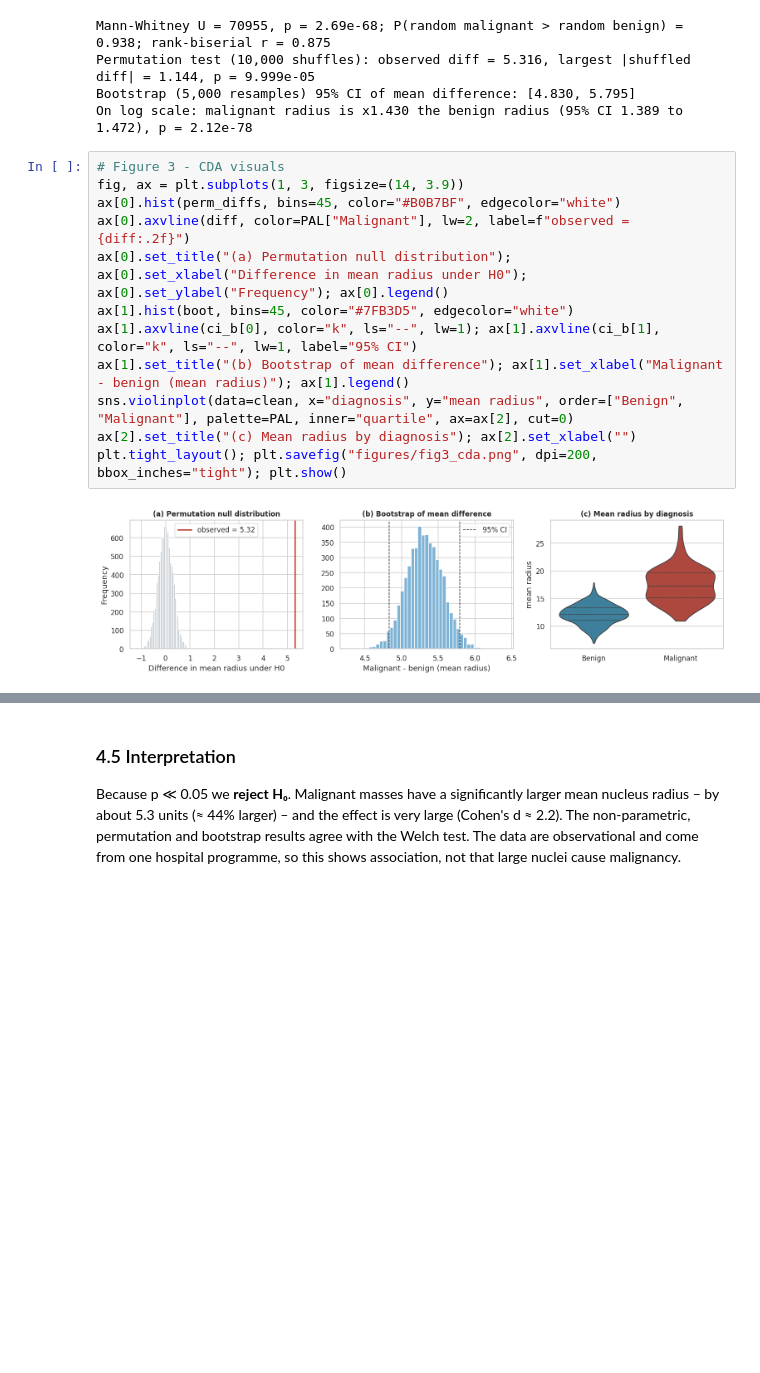
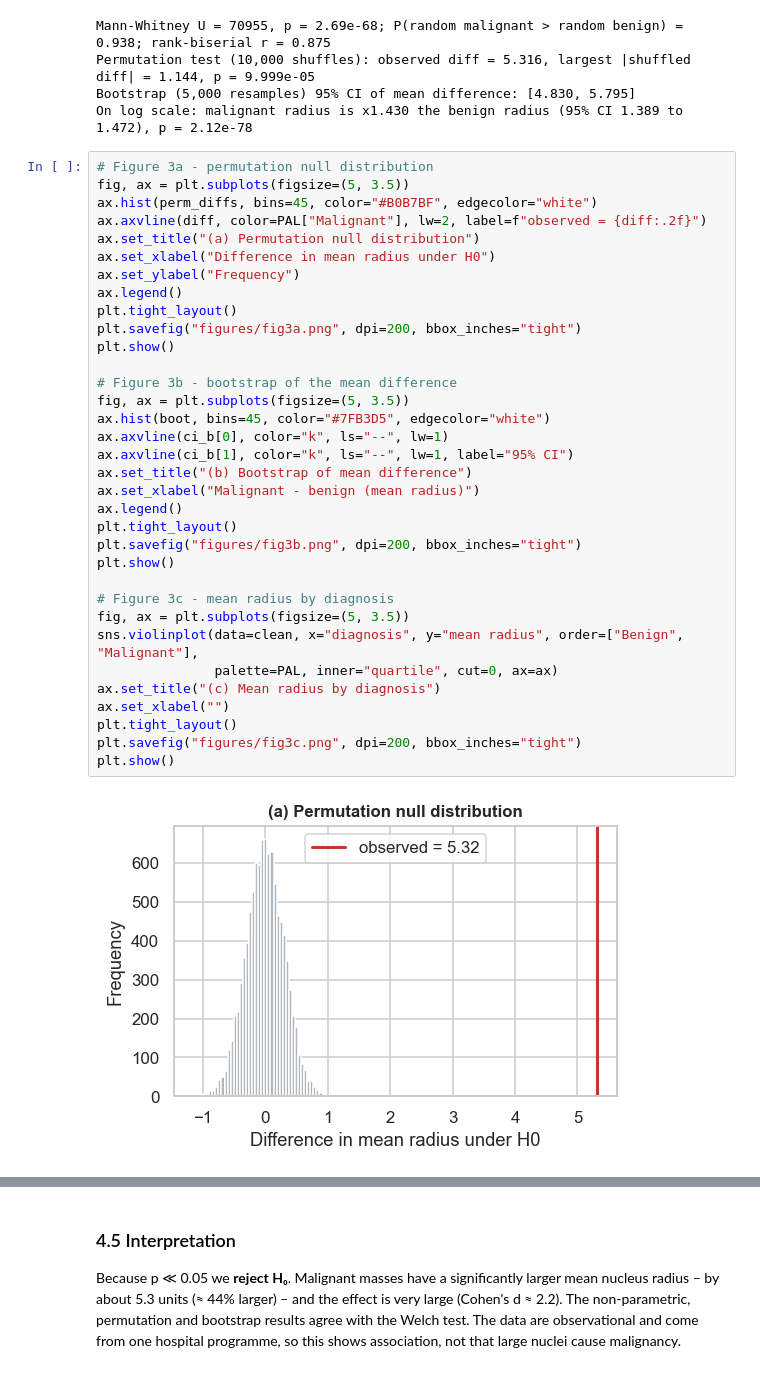
Before and after one commit to vani-mallya/WDBC-Breast-Cancer-Analysis, a Jupyter notebook: WDBC_Analysis.ipynb, the cells around one changed output, grey strips where cells are left out. Drawn from its saved outputs; the diff is of its cells as text; blank space fills up the shorter version.

```diff
--- a/WDBC_Analysis.ipynb
+++ b/WDBC_Analysis.ipynb
@@ -466,16 +509,38 @@ Permutation test (10,000 shuffles): observed diff = 5.316, largest |shuffled dif
 Bootstrap (5,000 resamples) 95% CI of mean difference: [4.830, 5.795]
 On log scale: malignant radius is x1.430 the benign radius (95% CI 1.389 to 1.472), p = 2.12e-78
 # %%
-# Figure 3 - CDA visuals
-fig, ax = plt.subplots(1, 3, figsize=(14, 3.9))
-ax[0].hist(perm_diffs, bins=45, color="#B0B7BF", edgecolor="white")
-ax[0].axvline(diff, color=PAL["Malignant"], lw=2, label=f"observed = {diff:.2f}")
-ax[0].set_title("(a) Permutation null distribution"); ax[0].set_xlabel("Difference in mean radius under H0"); ax[0].set_ylabel("Frequency"); ax[0].legend()
-ax[1].hist(boot, bins=45, color="#7FB3D5", edgecolor="white")
-ax[1].axvline(ci_b[0], color="k", ls="--", lw=1); ax[1].axvline(ci_b[1], color="k", ls="--", lw=1, label="95% CI")
-ax[1].set_title("(b) Bootstrap of mean difference"); ax[1].set_xlabel("Malignant - benign (mean radius)"); ax[1].legend()
-sns.violinplot(data=clean, x="diagnosis", y="mean radius", order=["Benign", "Malignant"], palette=PAL, inner="quartile", ax=ax[2], cut=0)
-ax[2].set_title("(c) Mean radius by diagnosis"); ax[2].set_xlabel("")
-plt.tight_layout(); plt.savefig("figures/fig3_cda.png", dpi=200, bbox_inches="tight"); plt.show()
+# Figure 3a - permutation null distribution
+fig, ax = plt.subplots(figsize=(5, 3.5))
+ax.hist(perm_diffs, bins=45, color="#B0B7BF", edgecolor="white")
+ax.axvline(diff, color=PAL["Malignant"], lw=2, label=f"observed = {diff:.2f}")
+ax.set_title("(a) Permutation null distribution")
+ax.set_xlabel("Difference in mean radius under H0")
+ax.set_ylabel("Frequency")
+ax.legend()
+plt.tight_layout()
+plt.savefig("figures/fig3a.png", dpi=200, bbox_inches="tight")
+plt.show()
+
+# Figure 3b - bootstrap of the mean difference
+fig, ax = plt.subplots(figsize=(5, 3.5))
+ax.hist(boot, bins=45, color="#7FB3D5", edgecolor="white")
+ax.axvline(ci_b[0], color="k", ls="--", lw=1)
+ax.axvline(ci_b[1], color="k", ls="--", lw=1, label="95% CI")
+ax.set_title("(b) Bootstrap of mean difference")
+ax.set_xlabel("Malignant - benign (mean radius)")
+ax.legend()
+plt.tight_layout()
+plt.savefig("figures/fig3b.png", dpi=200, bbox_inches="tight")
+plt.show()
+
+# Figure 3c - mean radius by diagnosis
+fig, ax = plt.subplots(figsize=(5, 3.5))
+sns.violinplot(data=clean, x="diagnosis", y="mean radius", order=["Benign", "Malignant"],
+               palette=PAL, inner="quartile", cut=0, ax=ax)
+ax.set_title("(c) Mean radius by diagnosis")
+ax.set_xlabel("")
+plt.tight_layout()
+plt.savefig("figures/fig3c.png", dpi=200, bbox_inches="tight")
+plt.show()
 # %% [output]
-[figure, old version]
+[figure, new version]
```
Also changed, not shown: parts of 5 cells of this notebook, 12 other files.
